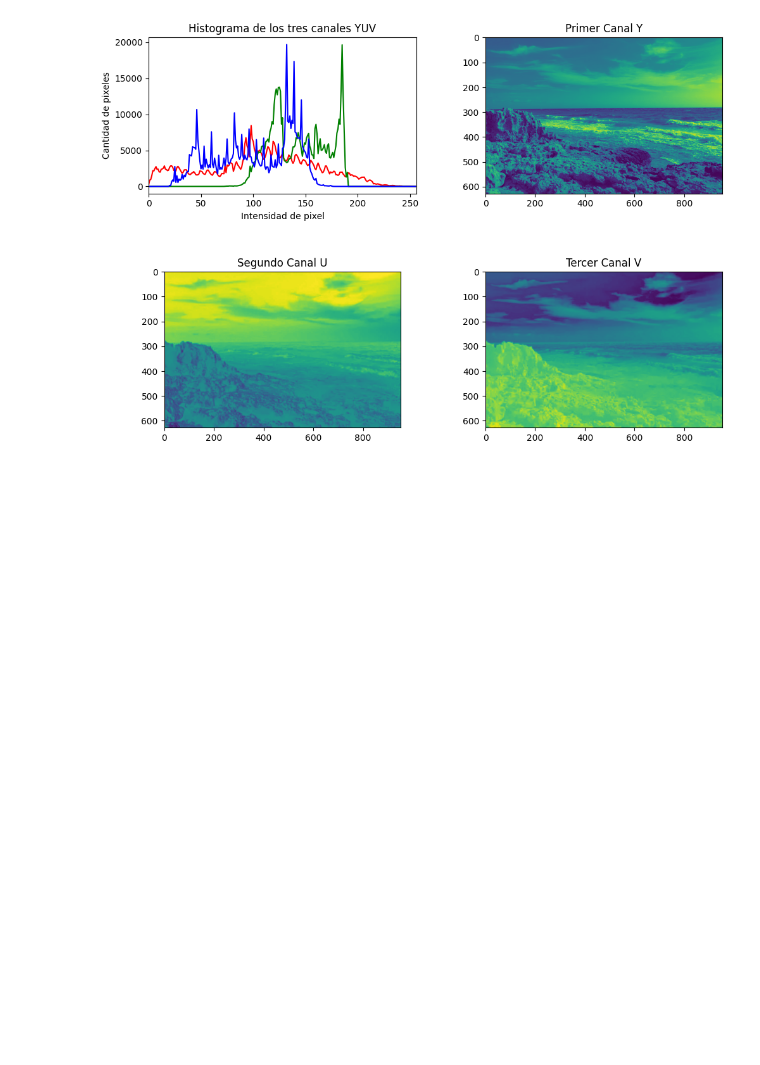
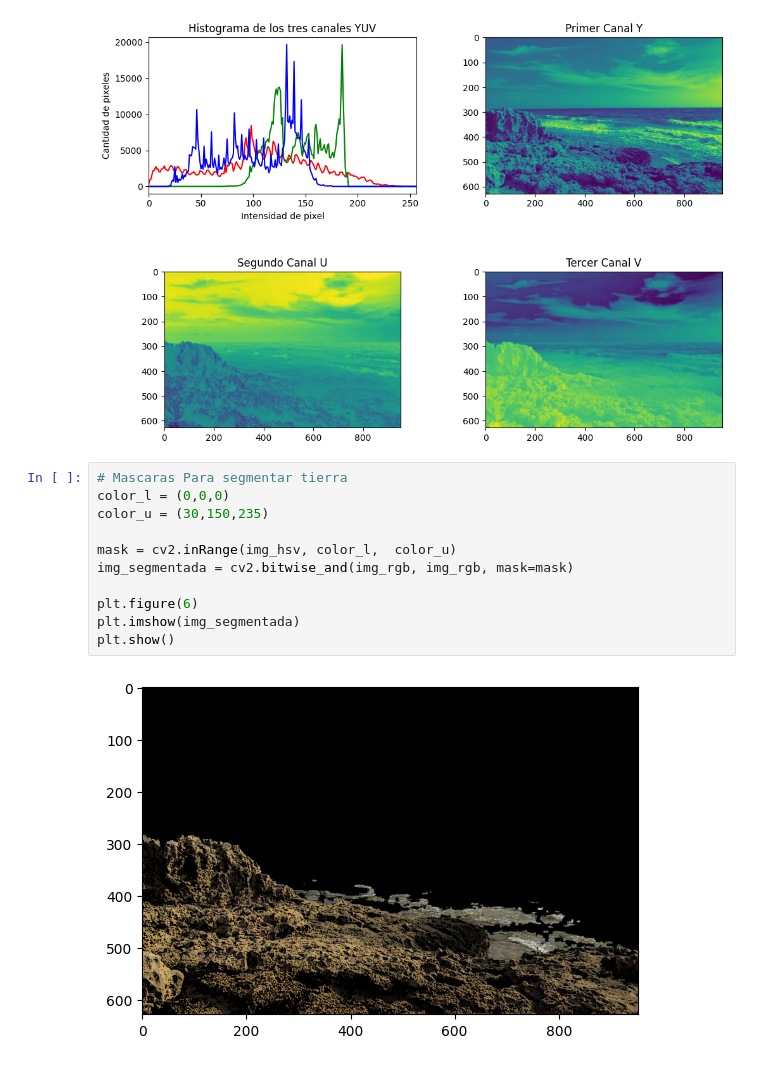
Before and after one commit to bryanqg92/CV_TPS, a Jupyter notebook: TP1/segmentacion.ipynb, the cells around one changed output. Cells and saved outputs as stored; diff of their text form; blank space fills up the shorter version.

```diff
--- a/TP1/segmentacion.ipynb
+++ b/TP1/segmentacion.ipynb
@@ -81,3 +81,16 @@ Los limites de la distribución en cada uno de los canales en YUV no están clar
 hist_por_canal(img_yuv,'YUV')
 # %% [output]
 [figure]
+# %%
+# Mascaras Para segmentar tierra
+color_l = (0,0,0)
+color_u = (30,150,235)
+
+mask = cv2.inRange(img_hsv, color_l,  color_u)
+img_segmentada = cv2.bitwise_and(img_rgb, img_rgb, mask=mask)
+
+plt.figure(6)
+plt.imshow(img_segmentada)
+plt.show()
+# %% [output]
+[figure, added]
```
Also changed, not shown: parts of 2 cells of this notebook.
